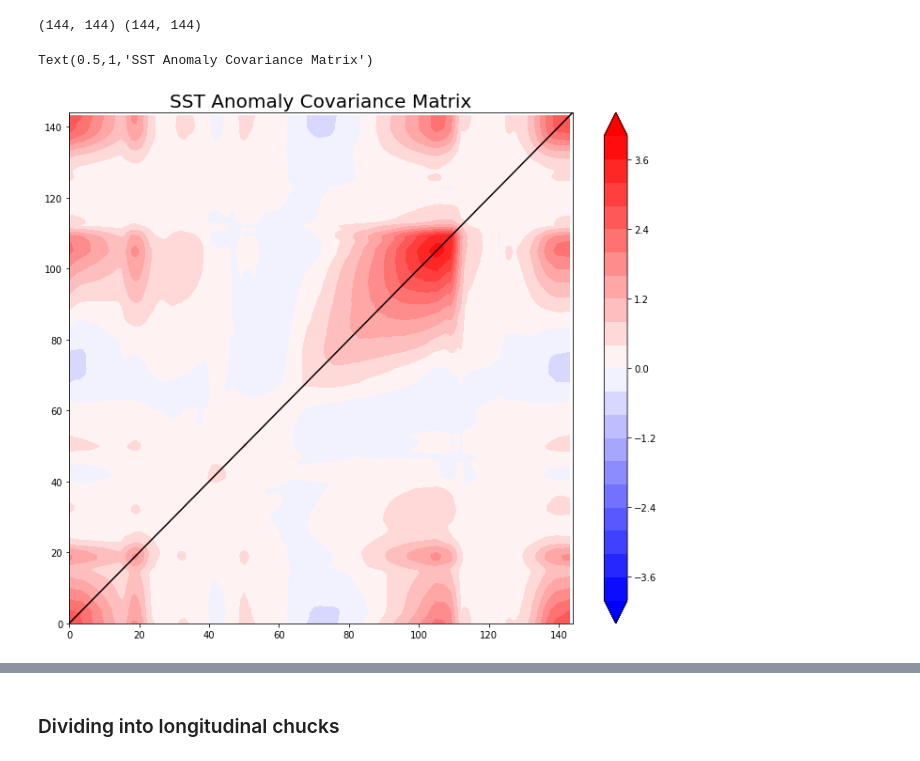
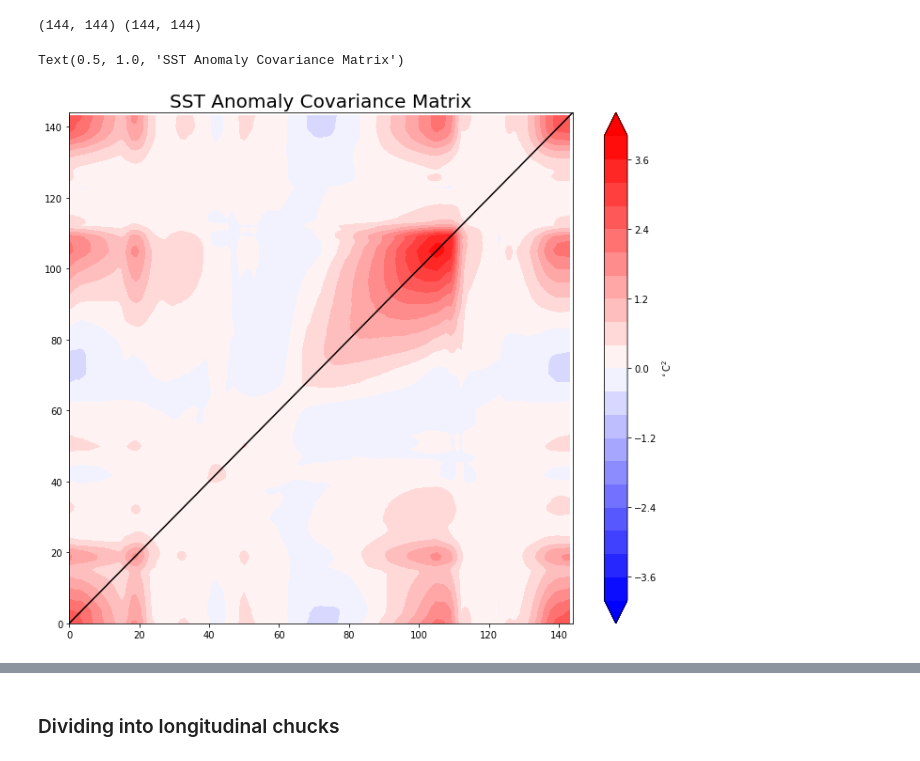
Before and after one commit to sisams/MPO624-2020, a Jupyter notebook: Course_Modules_Topics_Notebooks/covariance_matrix_and_decompositions/ENSO_multiple_variables_scatter_bins.ipynb, the cells around one changed output, grey strips where cells are left out. Drawn from its saved outputs; the diff is of its cells as text; code cells hidden in the pictures.

```diff
--- a/Course_Modules_Topics_Notebooks/covariance_matrix_and_decompositions/ENSO_multiple_variables_scatter_bins.ipynb
+++ b/Course_Modules_Topics_Notebooks/covariance_matrix_and_decompositions/ENSO_multiple_variables_scatter_bins.ipynb
@@ -125,16 +125,16 @@ print(cormat.shape,covmat.shape)
 # %%
 # covariance matrix
 fig=plt.figure(figsize=[12,10])
 ax=fig.add_subplot(111)
 cs = ax.contourf(covmat,np.arange(-4,4+.4,.4),cmap='bwr',extend='both')
 ax.plot([0,len(lon)],[0,len(lon)],'k')
 ax.set_xlim([0,len(lon)])
 ax.set_ylim([0,len(lon)])
-plt.colorbar(cs)
+plt.colorbar(cs,label='$^\circ$C$^2$')
 ax.set_title('SST Anomaly Covariance Matrix',fontsize=20)
 # %% [output]
-Text(0.5,1,'SST Anomaly Covariance Matrix')
+Text(0.5, 1.0, 'SST Anomaly Covariance Matrix')
-[figure, old version]
+[figure, new version]
 # %%
 # correlation matrix
 fig=plt.figure(figsize=[12,10])
```
Also changed, not shown: parts of 16 cells of this notebook.
